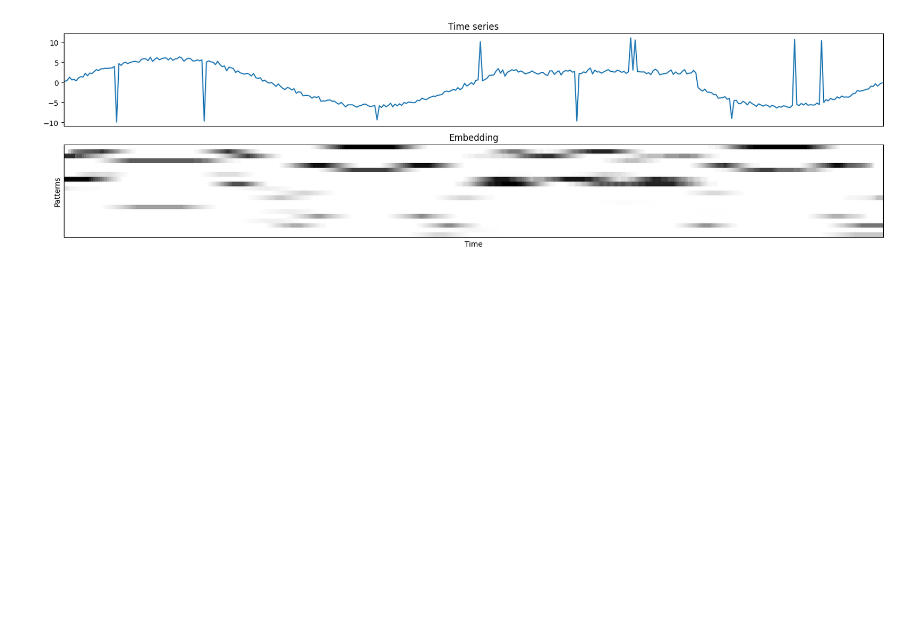
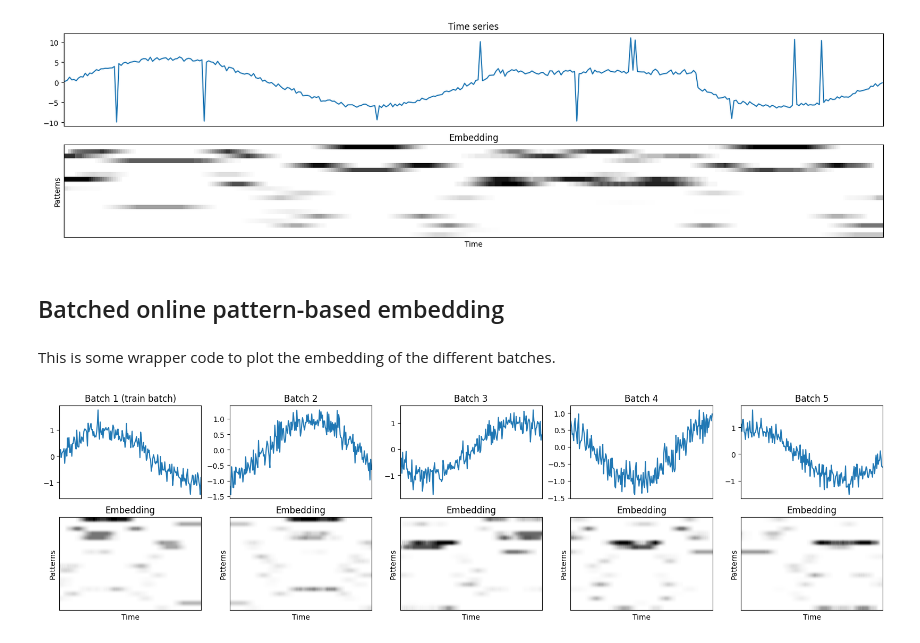
Before and after one commit to ML-KULeuven/PaTSEmb, a Jupyter notebook: notebooks/examples.ipynb, the cells around one changed output. Cells and saved outputs as stored; diff of their text form; code cells hidden in the pictures; blank space fills up the shorter version.

```diff
--- a/notebooks/examples.ipynb
+++ b/notebooks/examples.ipynb
@@ -76,2 +76,28 @@ plot_embedding(collection_of_time_series[0], embedding).savefig('figures/example
 # %% [output]
 [figure]
+# %% [markdown]
+## Batched online pattern-based embedding
+# %%
+# Initialize the time series
+univariate_time_series = np.sin(np.arange(0, 25, 0.025)) + np.random.normal(0, 0.25, 1000)
+
+# Create the batches
+nb_batches = 5
+batch_size = univariate_time_series.shape[0]//nb_batches
+batches = [univariate_time_series[batch_id*batch_size:(batch_id+1)*batch_size] for batch_id in range(nb_batches)]
+
+# Fit on the first batch, but transform all batches
+pattern_based_embedder.fit(batches[0])
+embedding_per_batch = [pattern_based_embedder.transform(batch) for batch in batches]
+# %% [markdown]
+This is some wrapper code to plot the embedding of the different batches.
+# %%
+import matplotlib.pyplot as plt
+fig, axs = plt.subplots(2, nb_batches, figsize=(20, 5), sharex='all')
+for i, (batch, embedding) in enumerate(zip(batches, embedding_per_batch)):
+    plot_time_series(axs[0][i], batch)
+    axs[0][i].set_title(f'Batch {i+1}{" (train batch)" if i == 0 else ""}')
+    plot_embedding(axs[1][i], embedding)
+fig.savefig('figures/example-batched-online-pattern-based-detection')
+# %% [output]
+[figure, added]
```
Also changed, not shown: parts of 5 cells of this notebook, 27 other files.
